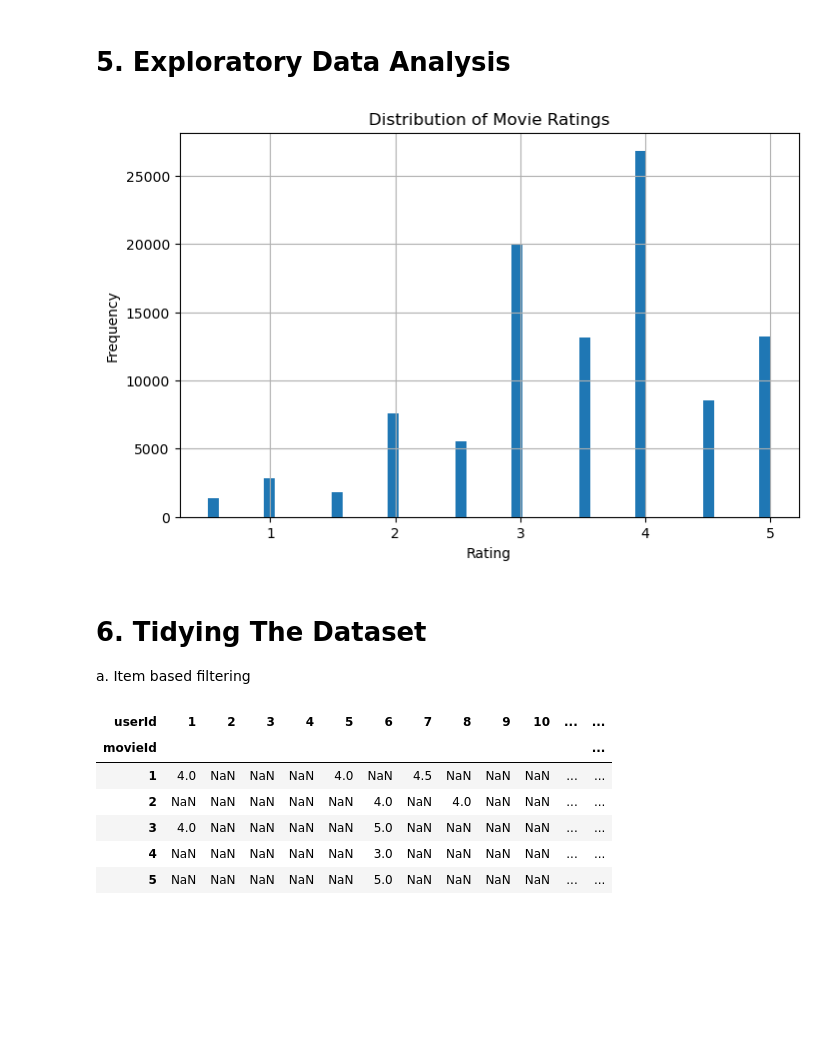
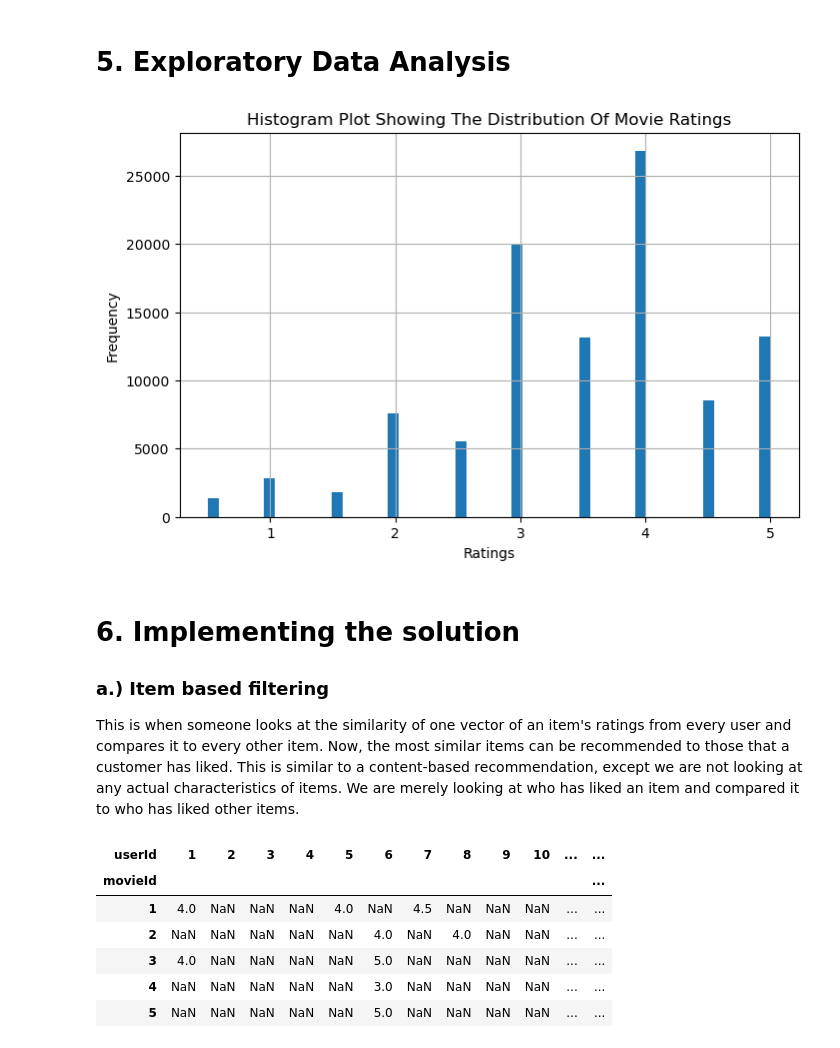
Before and after one commit to FionaNalianya/MovieLens, a Jupyter notebook: notebook.ipynb, the cells around one changed output. Drawn from its saved outputs; the diff is of its cells as text; code cells hidden in the pictures; blank space fills up the shorter version.

```diff
--- a/notebook.ipynb
+++ b/notebook.ipynb
@@ -241,18 +240,20 @@ memory usage: 115.2+ KB
 # %%
 # showing the distribution of ratings via histogram
 plt.figure(figsize=(8, 5))
 plt.hist(ratings_data['rating'], bins=50)
-plt.title('Distribution of Movie Ratings')
-plt.xlabel('Rating')
+plt.title('Histogram Plot Showing The Distribution Of Movie Ratings')
+plt.xlabel('Ratings')
 plt.ylabel('Frequency')
 plt.grid(True)
 plt.show()
 # %% [output]
-[figure, old version]
+[figure, new version]
-# %% [markdown]
-# 6. Tidying The Dataset
-
-a. Item based filtering
+# %% [markdown]
+# 6. Implementing the solution
+
+### a.) Item based filtering
+
+This is when someone looks at the similarity of one vector of an item's ratings from every user and compares it to every other item. Now, the most similar items can be recommended to those that a customer has liked. This is similar to a content-based recommendation, except we are not looking at any actual characteristics of items. We are merely looking at who has liked an item and compared it to who has liked other items.
 # %%
 item_data = ratings_data.pivot(index='movieId',columns='userId',values='rating')
 item_data.head()
```
Also changed, not shown: parts of 26 cells of this notebook.
